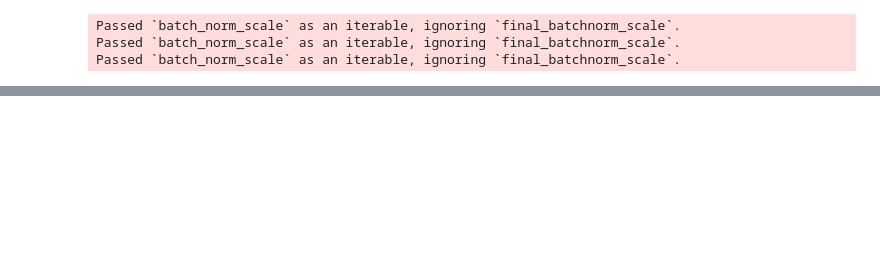
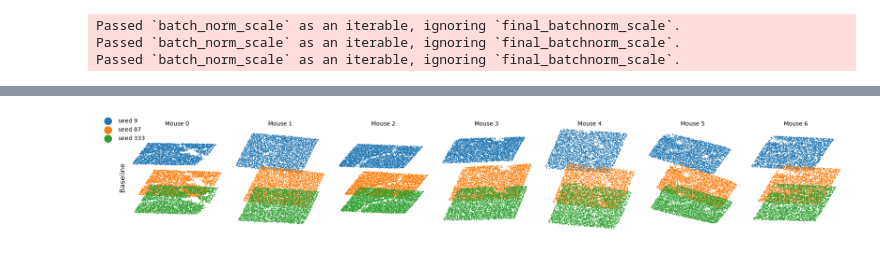
Before and after one commit to NathanSoeding/sensorium, a Jupyter notebook: analysis/paper_plots.ipynb, the cells around one changed output, grey strips where cells are left out. Drawn from its saved outputs; the diff is of its cells as text; code cells hidden in the pictures; blank space fills up the shorter version.

```diff
--- a/analysis/paper_plots.ipynb
+++ b/analysis/paper_plots.ipynb
@@ -271,0 +290,73 @@ plt.show()
+# %%
+h, w = 28, 56
+base_grids = []
+for model in models:
+    grids = []
+    for key in data_keys:
+        grid = model.readout[key].sample_grid(1, sample=False).squeeze().detach().cpu()
+        grid[:, 0] = (grid[:, 0] + 1) / 2 * w
+        grid[:, 1] = (grid[:, 1] + 1) / 2 * h
+
+        grids.append(grid)
+
+    base_grids.append(grids)
+# %%
+model_seeds = [9, 87, 333]
+model_types = {
+    "Baseline": base_grids,
+}
+
+num_mice = 7
+num_models = len(model_seeds)
+
+fig, axs = plt.subplots(len(model_types), num_mice, figsize=(18, 4))
+
+for row_idx, (type_name, grids) in enumerate(model_types.items()):
+    for mouse_idx in range(num_mice):
+        ax = axs[row_idx, mouse_idx] if len(model_types) > 1 else axs[mouse_idx]
+
+        for model_idx in range(num_models):
+            grid = grids[model_idx][mouse_idx]
+            ax.scatter(
+                grid[:, 0], grid[:, 1],
+                alpha=1, s=0.1,
+                label=f"seed {model_seeds[model_idx]}",
+            )
+        ax.set_aspect('equal')
+
+        # remove spines and ticks
+        for spine in ax.spines.values():
+            spine.set_visible(False)
+        ax.set_xticks([])
+        ax.set_yticks([])
+
+        # row labels on first column only
+        if mouse_idx == 0:
+            ax.set_ylabel(type_name, rotation=90, size='large')
+
+
+# single shared legend for seeds (bigger markers than the tiny scatter points)
+handles, labels = axs[0, 0].get_legend_handles_labels() if len(model_types) > 1 else axs[0].get_legend_handles_labels()
+fig.legend(
+    handles, labels,
+    bbox_to_anchor=(0.05, 0.9),
+    markerscale=40,
+    frameon=False,
+)
+plt.tight_layout()
+
+# Add column titles at a fixed figure-level height
+for mouse_idx in range(num_mice):
+    ax = axs[mouse_idx] if len(model_types) == 1 else axs[0, mouse_idx]
+    bbox = ax.get_position()
+    fig.text(
+        bbox.x0 + bbox.width / 2,
+        0.85,
+        f"Mouse {mouse_idx}",
+        ha="center",
+        va="top",
+    )
+
+plt.show()
+# %% [output]
+[figure, added]
```
Also changed, not shown: parts of 12 cells of this notebook, 3 other files.
